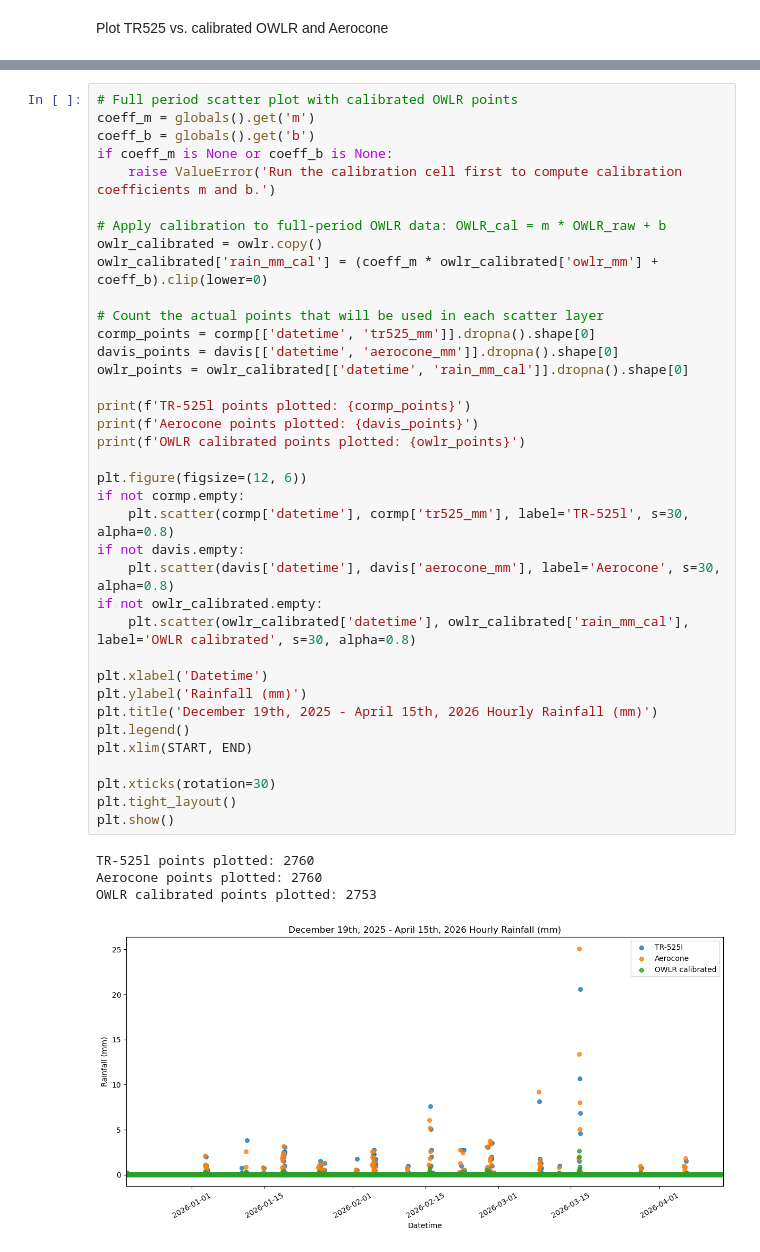
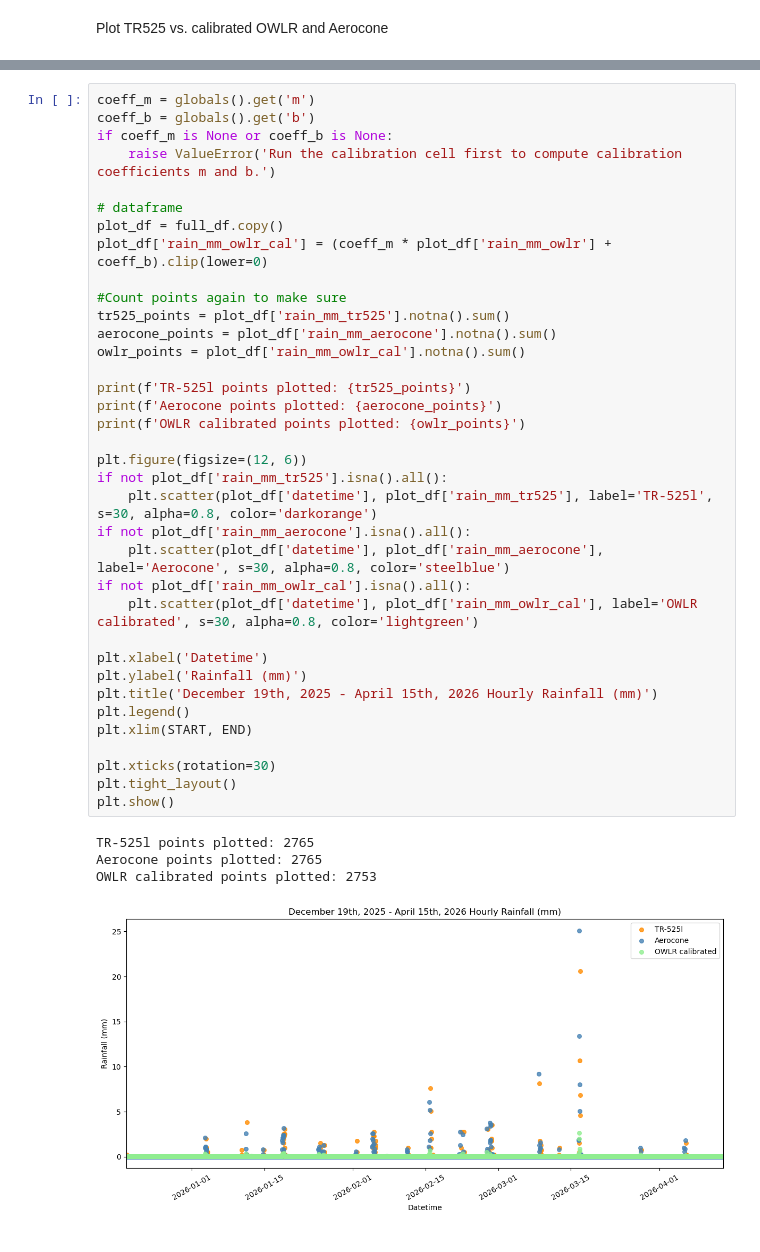
Before and after one commit to COAST-Lab/Open-Water-Level-and-Rainfall-Sensor, a Jupyter notebook: Data Analysis/rainfallAnalysisUpdated.ipynb, the cells around one changed output, grey strips where cells are left out. Saved outputs shown, nothing was run; the diff lists cells and outputs as text.

```diff
--- a/Data Analysis/rainfallAnalysisUpdated.ipynb
+++ b/Data Analysis/rainfallAnalysisUpdated.ipynb
@@ -604,42 +649,41 @@ plt.show()
 # %%
-# Full period scatter plot with calibrated OWLR points
 coeff_m = globals().get('m')
 coeff_b = globals().get('b')
 if coeff_m is None or coeff_b is None:
     raise ValueError('Run the calibration cell first to compute calibration coefficients m and b.')
 
-# Apply calibration to full-period OWLR data: OWLR_cal = m * OWLR_raw + b
-owlr_calibrated = owlr.copy()
-owlr_calibrated['rain_mm_cal'] = (coeff_m * owlr_calibrated['owlr_mm'] + coeff_b).clip(lower=0)
+# dataframe
+plot_df = full_df.copy()
+plot_df['rain_mm_owlr_cal'] = (coeff_m * plot_df['rain_mm_owlr'] + coeff_b).clip(lower=0)
 
-# Count the actual points that will be used in each scatter layer
-cormp_points = cormp[['datetime', 'tr525_mm']].dropna().shape[0]
-davis_points = davis[['datetime', 'aerocone_mm']].dropna().shape[0]
-owlr_points = owlr_calibrated[['datetime', 'rain_mm_cal']].dropna().shape[0]
+#Count points again to make sure
+tr525_points = plot_df['rain_mm_tr525'].notna().sum()
+aerocone_points = plot_df['rain_mm_aerocone'].notna().sum()
+owlr_points = plot_df['rain_mm_owlr_cal'].notna().sum()
 
-print(f'TR-525l points plotted: {cormp_points}')
-print(f'Aerocone points plotted: {davis_points}')
+print(f'TR-525l points plotted: {tr525_points}')
+print(f'Aerocone points plotted: {aerocone_points}')
 print(f'OWLR calibrated points plotted: {owlr_points}')
 
 plt.figure(figsize=(12, 6))
-if not cormp.empty:
-    plt.scatter(cormp['datetime'], cormp['tr525_mm'], label='TR-525l', s=30, alpha=0.8)
-if not davis.empty:
-    plt.scatter(davis['datetime'], davis['aerocone_mm'], label='Aerocone', s=30, alpha=0.8)
-if not owlr_calibrated.empty:
-    plt.scatter(owlr_calibrated['datetime'], owlr_calibrated['rain_mm_cal'], label='OWLR calibrated', s=30, alpha=0.8)
+if not plot_df['rain_mm_tr525'].isna().all():
+    plt.scatter(plot_df['datetime'], plot_df['rain_mm_tr525'], label='TR-525l', s=30, alpha=0.8, color='darkorange')
+if not plot_df['rain_mm_aerocone'].isna().all():
+    plt.scatter(plot_df['datetime'], plot_df['rain_mm_aerocone'], label='Aerocone', s=30, alpha=0.8, color='steelblue')
+if not plot_df['rain_mm_owlr_cal'].isna().all():
+    plt.scatter(plot_df['datetime'], plot_df['rain_mm_owlr_cal'], label='OWLR calibrated', s=30, alpha=0.8, color='lightgreen')
 
 plt.xlabel('Datetime')
 plt.ylabel('Rainfall (mm)')
 plt.title('December 19th, 2025 - April 15th, 2026 Hourly Rainfall (mm)')
 plt.legend()
 plt.xlim(START, END)
 
 plt.xticks(rotation=30)
 plt.tight_layout()
 plt.show()
 # %% [output]
-TR-525l points plotted: 2760
-Aerocone points plotted: 2760
+TR-525l points plotted: 2765
+Aerocone points plotted: 2765
 OWLR calibrated points plotted: 2753
-[figure, old version]
+[figure, new version]
```
Also changed, not shown: parts of 36 cells of this notebook, 1 other file.
